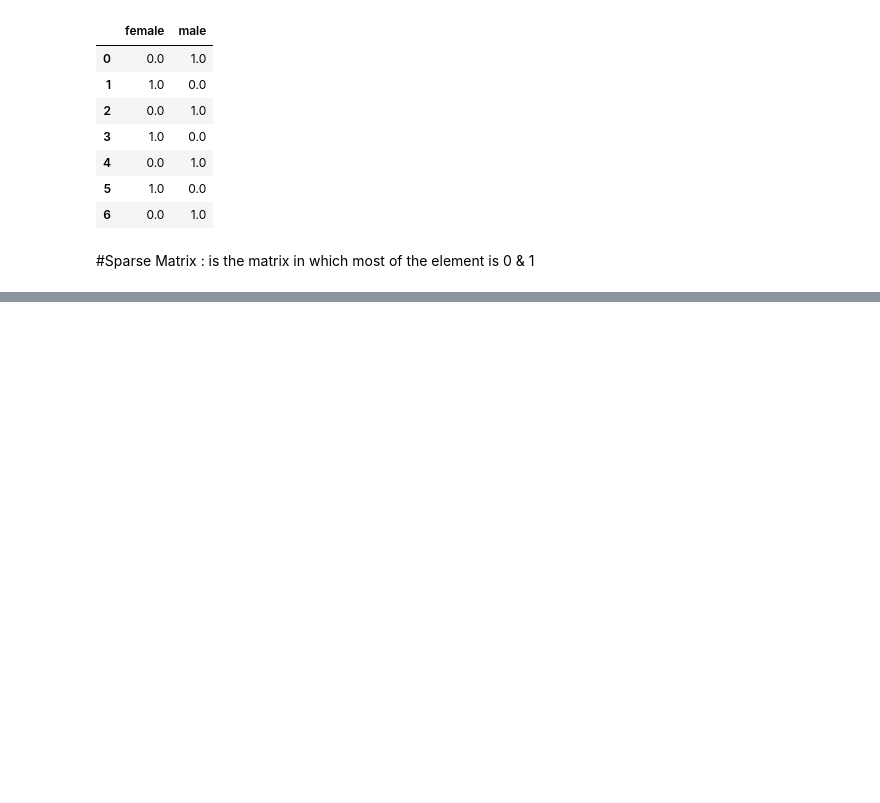
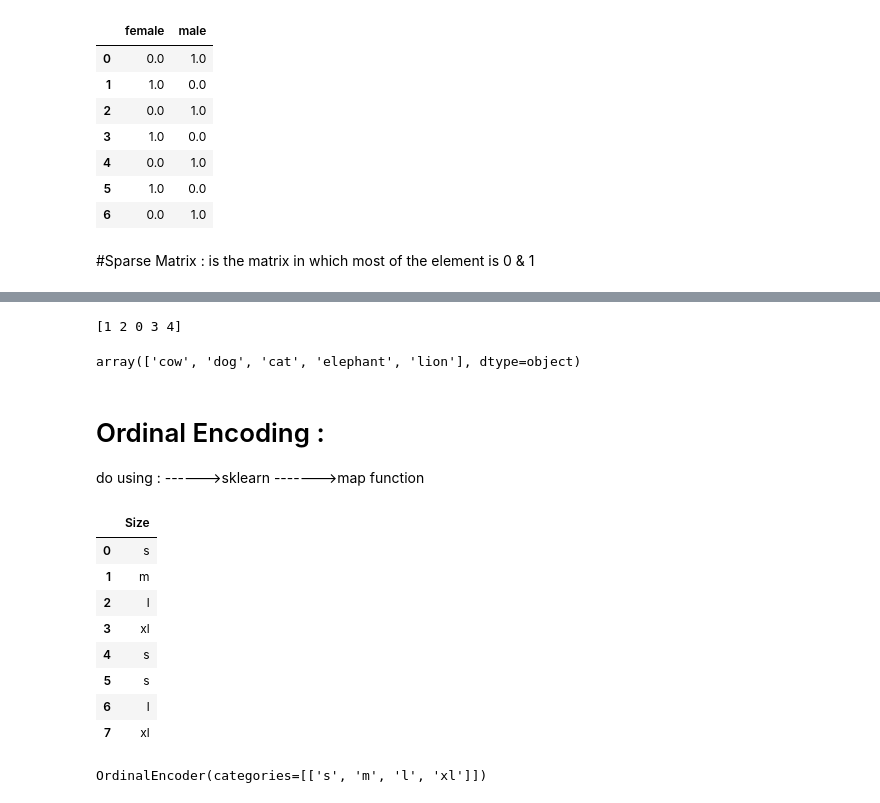
Before and after one commit to anjali801/AI-and-Machine-Learning-, a Jupyter notebook: MachineLearning.ipynb, the cells around one changed output, grey strips where cells are left out. Cells and saved outputs as stored; diff of their text form; code cells hidden in the pictures; blank space fills up the shorter version.

```diff
--- a/MachineLearning.ipynb
+++ b/MachineLearning.ipynb
@@ -398,0 +413,28 @@ pd.DataFrame(ohe_e1,columns = ohe.categories_)
+# %%
+from sklearn.preprocessing import LabelEncoder
+le = LabelEncoder()
+le_e = le.fit_transform(df['name'])
+print(le_e)
+# %% [output]
+[1 2 0 3 4]
+# %%
+df["name"].unique()                    # all the vslues find karne ke liye in particular column
+# %% [output]
+array(['cow', 'dog', 'cat', 'elephant', 'lion'], dtype=object)
+# %% [markdown]
+# Ordinal Encoding :
+do using :   ------>sklearn ------->map function
+# %%
+import pandas as pd
+df = pd.DataFrame({"Size" : ["s","m","l","xl","s","s","l","xl"]})
+df
+# %% [output]
+|  | Size |
+| 0 | s |
+| 1 | m |
+| 2 | l |
+| 3 | xl |
+| 4 | s |
+| 5 | s |
+| 6 | l |
+| 7 | xl |
@@ -398,0 +443,7 @@ pd.DataFrame(ohe_e1,columns = ohe.categories_)
+# %%
+from sklearn.preprocessing import OrdinalEncoder
+oe = OrdinalEncoder(categories=ord_data)
+oe_e = oe.fit(df[['Size']])
+print(oe_e)
+# %% [output]
+OrdinalEncoder(categories=[['s', 'm', 'l', 'xl']])
```
Also changed, not shown: parts of 10 cells of this notebook.
